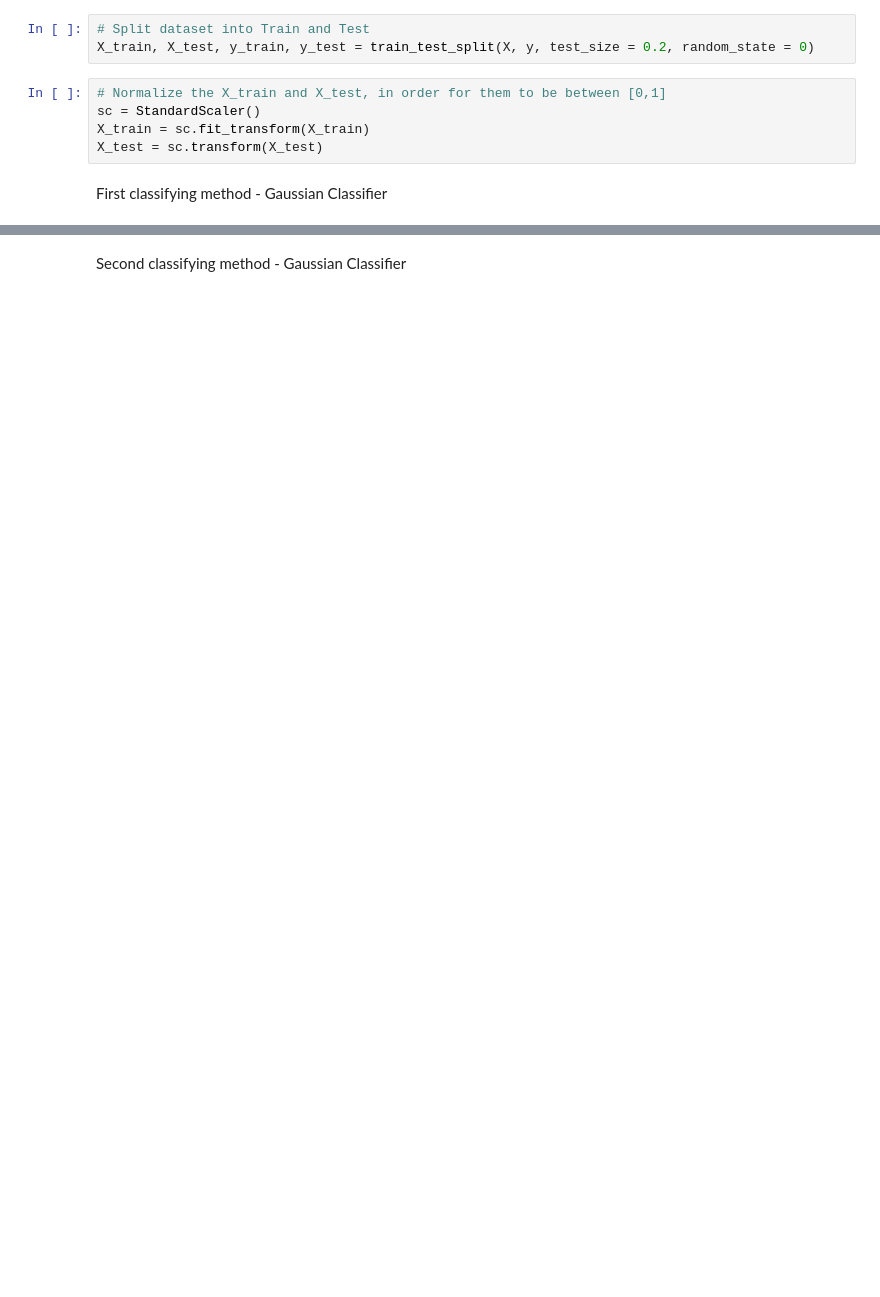
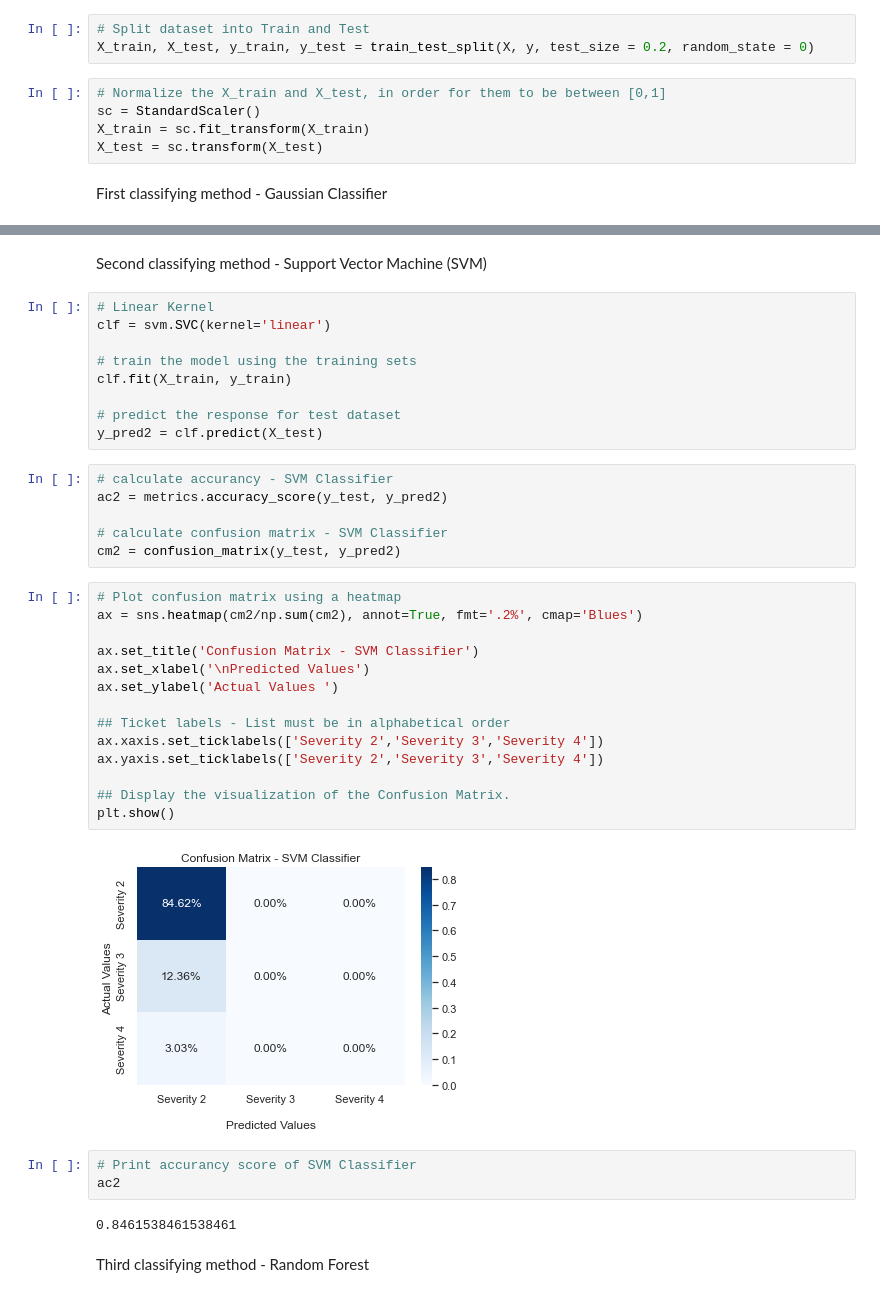
Before and after one commit to stratoskar/DataAnalytics, a Jupyter notebook: Data Analytics/Data_Preprocessing_US_accidents.ipynb, the cells around one changed output, grey strips where cells are left out. Saved outputs shown, nothing was run; the diff lists cells and outputs as text; blank space fills up the shorter version.

Commit message:
Τέλος το ερώτημα 2
- random forest classifier
- svm classifier

```diff
--- a/Data Analytics/Data_Preprocessing_US_accidents.ipynb
+++ b/Data Analytics/Data_Preprocessing_US_accidents.ipynb
@@ -495,4 +476,42 @@ ac
 # %% [output]
 0.7938209331651954
 # %% [markdown]
-Second classifying method - Gaussian Classifier
+Second classifying method - Support Vector Machine (SVM)
+# %%
+# Linear Kernel
+clf = svm.SVC(kernel='linear')
+
+# train the model using the training sets
+clf.fit(X_train, y_train)
+
+# predict the response for test dataset
+y_pred2 = clf.predict(X_test)
+# %%
+# calculate accurancy - SVM Classifier
+ac2 = metrics.accuracy_score(y_test, y_pred2)
+
+# calculate confusion matrix - SVM Classifier
+cm2 = confusion_matrix(y_test, y_pred2)
+# %%
+# Plot confusion matrix using a heatmap
+ax = sns.heatmap(cm2/np.sum(cm2), annot=True, fmt='.2%', cmap='Blues')
+
+ax.set_title('Confusion Matrix - SVM Classifier')
+ax.set_xlabel('\nPredicted Values')
+ax.set_ylabel('Actual Values ')
+
+## Ticket labels - List must be in alphabetical order
+ax.xaxis.set_ticklabels(['Severity 2','Severity 3','Severity 4'])
+ax.yaxis.set_ticklabels(['Severity 2','Severity 3','Severity 4'])
+
+## Display the visualization of the Confusion Matrix.
+plt.show()
+# %% [output]
+[figure, added]
+# %%
+# Print accurancy score of SVM Classifier
+ac2
+# %% [output]
+0.8461538461538461
+# %% [markdown]
+Third classifying method - Random Forest
```
Also changed, not shown: parts of 15 cells of this notebook, 1 other file.
